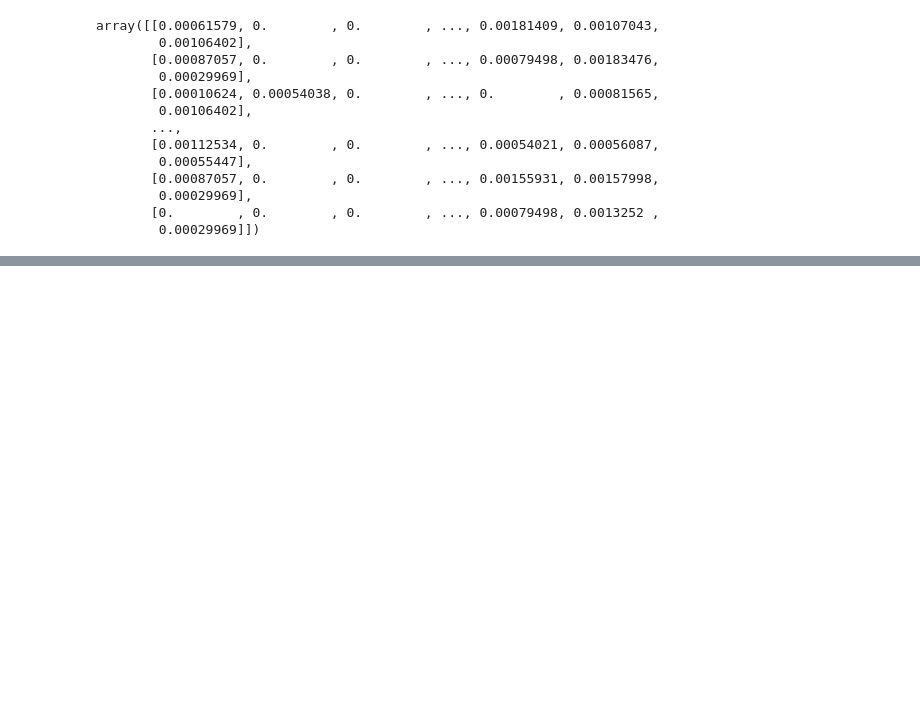
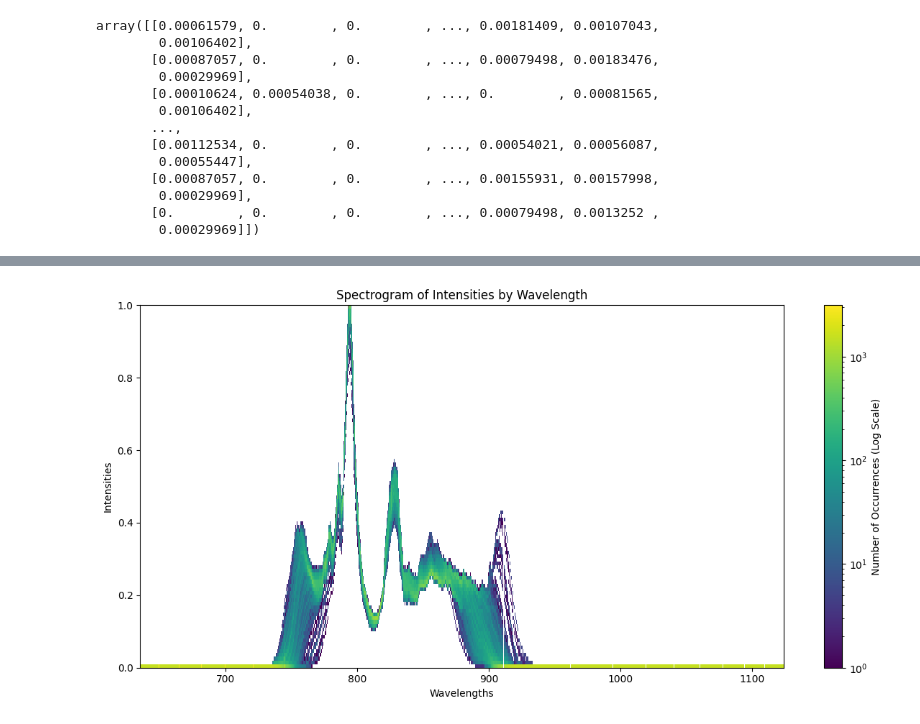
Before and after one commit to akapitanova/master_thesis, a Jupyter notebook: src/evaluate.ipynb, the cells around one changed output, grey strips where cells are left out. Saved outputs shown, nothing was run; the diff lists cells and outputs as text; code cells hidden in the pictures; blank space fills up the shorter version.

```diff
--- a/src/evaluate.ipynb
+++ b/src/evaluate.ipynb
@@ -201,0 +162,4 @@ Filtered x_real (values < 0.1) and corresponding Predictions (values > 0.8):
+# %%
+create_spectrogram(wavelengths, x_real, label="Spectrogram of Intensities by Wavelength")
+# %% [output]
+[figure, added]
```
Also changed, not shown: parts of 15 cells of this notebook, 4 other files.
